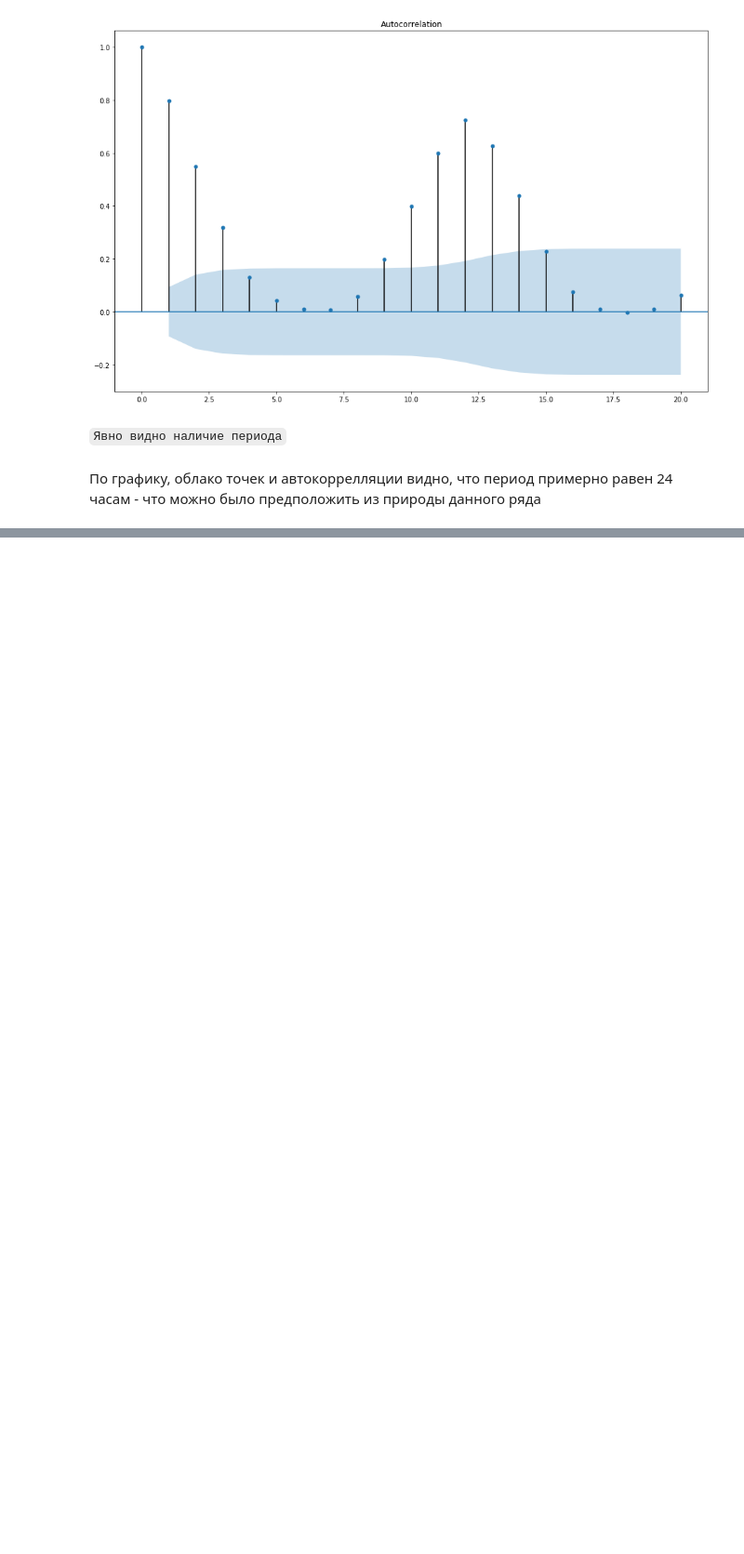
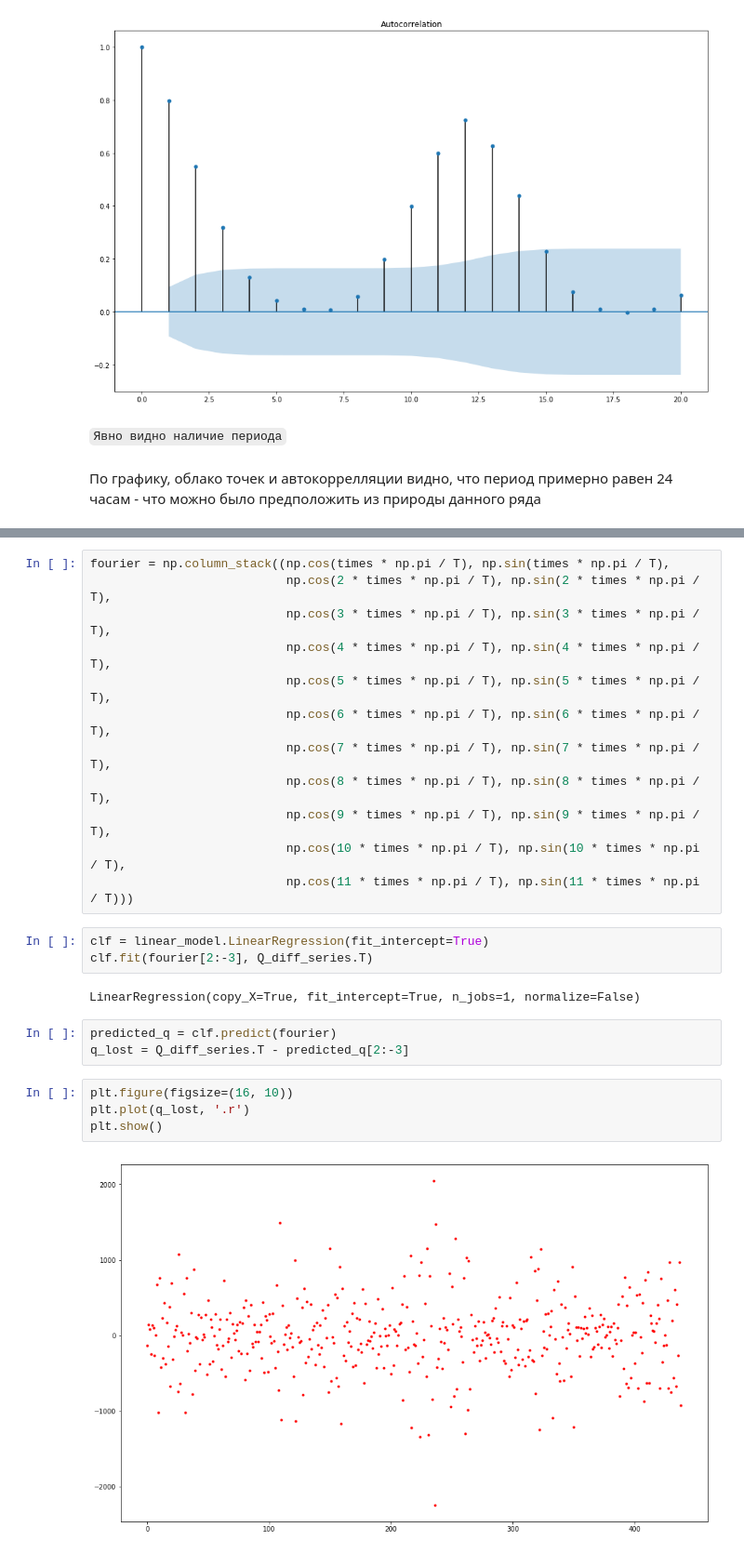
Before and after one commit to Bullldoger/prediction_theory, a Jupyter notebook: notebooks/Labs.ipynb, the cells around one changed output, grey strips where cells are left out. Shown at 93% size. Drawn from its saved outputs; the diff is of its cells as text; blank space fills up the shorter version.

```diff
--- a/notebooks/Labs.ipynb
+++ b/notebooks/Labs.ipynb
@@ -1051,0 +1067,26 @@ fig = sm.graphics.tsa.plot_acf(Q, lags=20, ax=ax1 )
+# %%
+fourier = np.column_stack((np.cos(times * np.pi / T), np.sin(times * np.pi / T),
+                           np.cos(2 * times * np.pi / T), np.sin(2 * times * np.pi / T),
+                           np.cos(3 * times * np.pi / T), np.sin(3 * times * np.pi / T),
+                           np.cos(4 * times * np.pi / T), np.sin(4 * times * np.pi / T),
+                           np.cos(5 * times * np.pi / T), np.sin(5 * times * np.pi / T),
+                           np.cos(6 * times * np.pi / T), np.sin(6 * times * np.pi / T),
+                           np.cos(7 * times * np.pi / T), np.sin(7 * times * np.pi / T),
+                           np.cos(8 * times * np.pi / T), np.sin(8 * times * np.pi / T),
+                           np.cos(9 * times * np.pi / T), np.sin(9 * times * np.pi / T),
+                           np.cos(10 * times * np.pi / T), np.sin(10 * times * np.pi / T),
+                           np.cos(11 * times * np.pi / T), np.sin(11 * times * np.pi / T)))
+# %%
+clf = linear_model.LinearRegression(fit_intercept=True)
+clf.fit(fourier[2:-3], Q_diff_series.T)
+# %% [output]
+LinearRegression(copy_X=True, fit_intercept=True, n_jobs=1, normalize=False)
+# %%
+predicted_q = clf.predict(fourier)
+q_lost = Q_diff_series.T - predicted_q[2:-3]
+# %%
+plt.figure(figsize=(16, 10))
+plt.plot(q_lost, '.r')
+plt.show()
+# %% [output]
+[figure, added]
```
Also changed, not shown: parts of 25 cells of this notebook, 2 other files.
